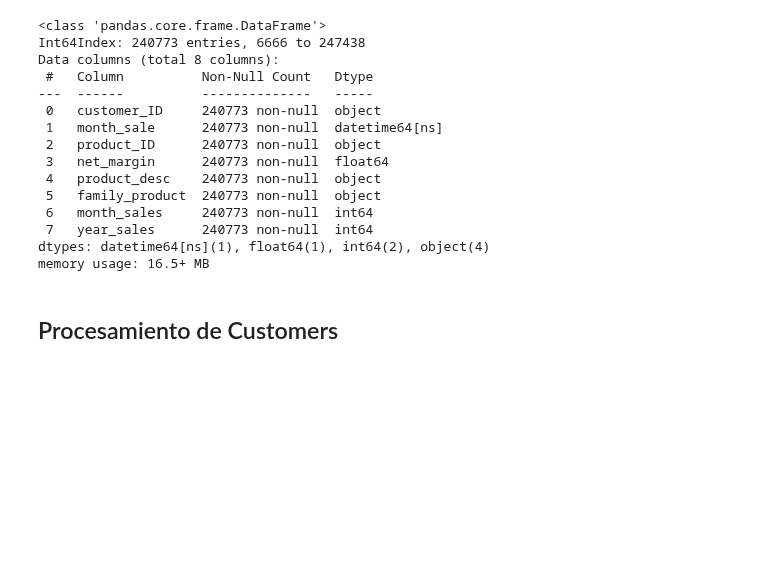
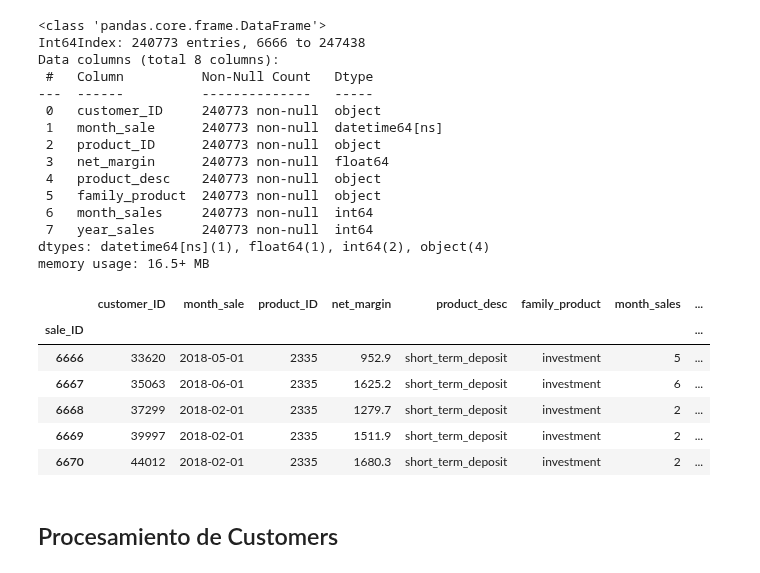
Before and after one commit to RicardColomOrero/easymoney, a Jupyter notebook: Easymoney.ipynb, the cells around one changed output. Cells and saved outputs as stored; diff of their text form; code cells hidden in the pictures; blank space fills up the shorter version.

```diff
--- a/Easymoney.ipynb
+++ b/Easymoney.ipynb
@@ -67,7 +67,7 @@ Mounted at /content/drive
 # %% [markdown]
 # Importación dataset
 # %%
-file_dir = "/content/drive/MyDrive/NUCLIO/TFM  Data Science/datasets_TFM_y_diccionario/"
+file_dir = "/content/drive/MyDrive/TFM  Data Science/datasets_TFM_y_diccionario/"
 # %%
 file_sales ="sales.csv"
 file_product_description ="product_description.csv"
@@ -836,6 +836,20 @@ Data columns (total 8 columns):
  7   year_sales      240773 non-null  int64
 dtypes: datetime64[ns](1), float64(1), int64(2), object(4)
 memory usage: 16.5+ MB
+# %%
+df_sales2=df_sales1.copy()
+# %%
+df_sales2['date_adj']=df_sales2['month_sale']-pd.DateOffset(months=1)
+# %%
+df_sales2.head()
+# %% [output]
+|  | customer_ID | month_sale | product_ID | net_margin | product_desc | family_product | month_sales | ... |
+| sale_ID |  |  |  |  |  |  |  | ... |
+| 6666 | 33620 | 2018-05-01 | 2335 | 952.9 | short_term_deposit | investment | 5 | ... |
+| 6667 | 35063 | 2018-06-01 | 2335 | 1625.2 | short_term_deposit | investment | 6 | ... |
+| 6668 | 37299 | 2018-02-01 | 2335 | 1279.7 | short_term_deposit | investment | 2 | ... |
+| 6669 | 39997 | 2018-02-01 | 2335 | 1511.9 | short_term_deposit | investment | 2 | ... |
+| 6670 | 44012 | 2018-02-01 | 2335 | 1680.3 | short_term_deposit | investment | 2 | ... |
 # %% [markdown]
 ## Procesamiento de Customers
 # %%
```
Also changed, not shown: parts of 35 cells of this notebook.
